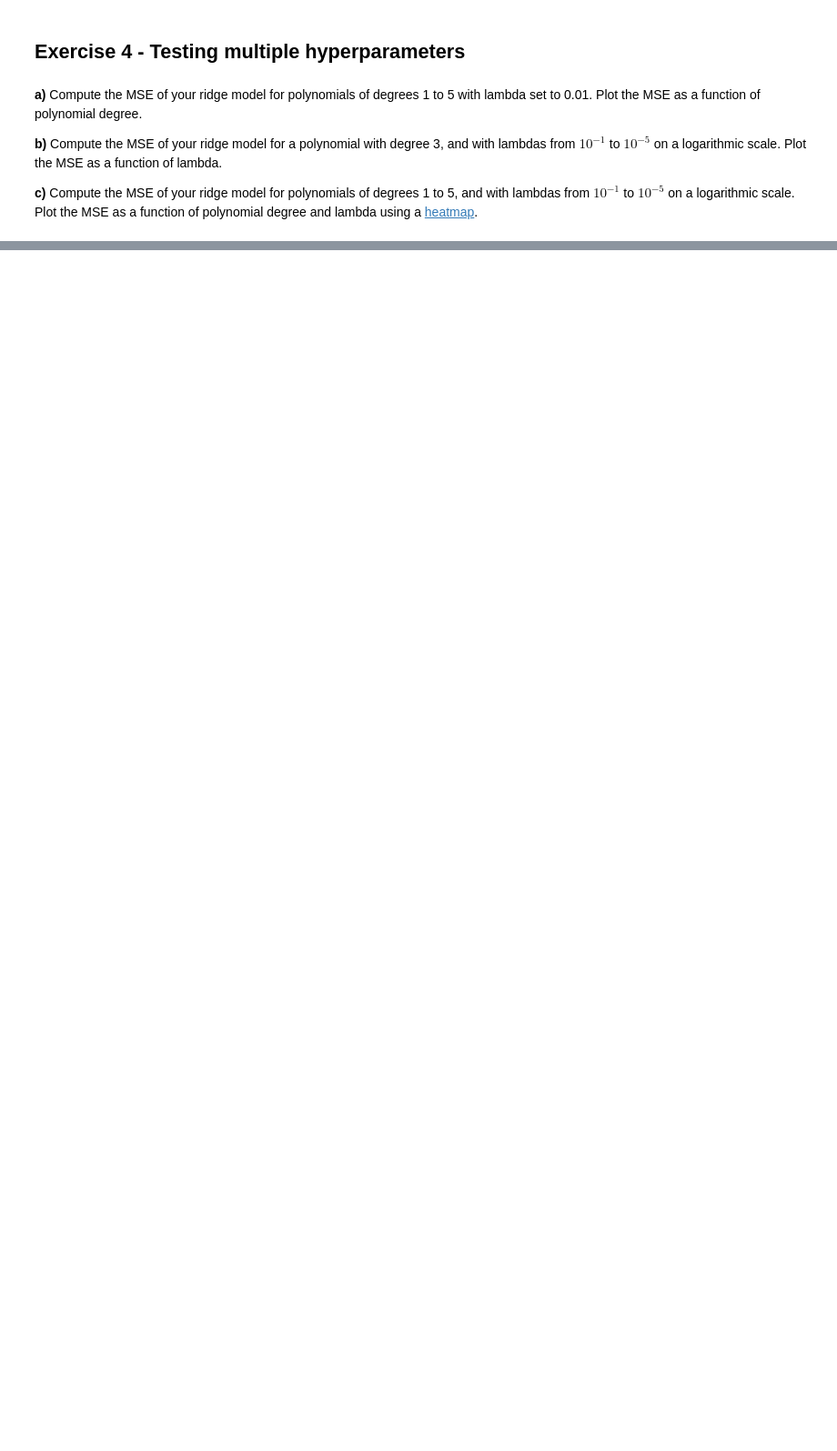
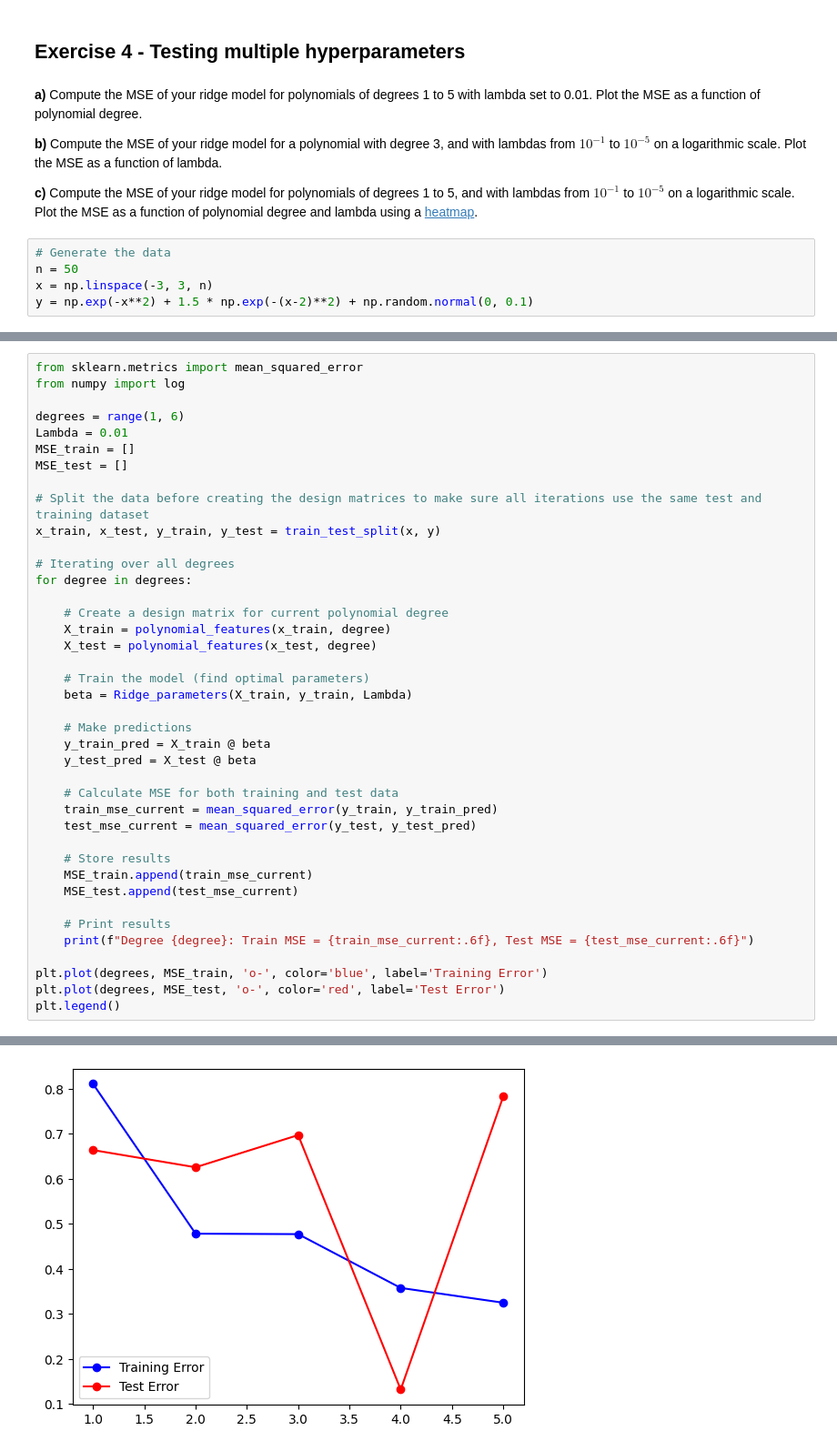
Before and after one commit to EiHol/FYSSTK3155, a Jupyter notebook: Week36/Notebook_W36.ipynb, the cells around one changed output, grey strips where cells are left out. Shown at 91% size. Saved outputs shown, nothing was run; the diff lists cells and outputs as text; blank space fills up the shorter version.

```diff
--- a/Week36/Notebook_W36.ipynb
+++ b/Week36/Notebook_W36.ipynb
@@ -157,3 +184,8 @@ plt.scatter(x_test, X_test_s @ beta + y_offset)
 **b)** Compute the MSE of your ridge model for a polynomial with degree 3, and with lambdas from $10^{-1}$ to $10^{-5}$ on a logarithmic scale. Plot the MSE as a function of lambda.
 
 **c)** Compute the MSE of your ridge model for polynomials of degrees 1 to 5, and with lambdas from $10^{-1}$ to $10^{-5}$ on a logarithmic scale. Plot the MSE as a function of polynomial degree and lambda using a [heatmap](https://matplotlib.org/stable/gallery/images_contours_and_fields/image_annotated_heatmap.html).
+# %%
+# Generate the data
+n = 50
+x = np.linspace(-3, 3, n)
+y = np.exp(-x**2) + 1.5 * np.exp(-(x-2)**2) + np.random.normal(0, 0.1)
@@ -159,0 +194,41 @@ plt.scatter(x_test, X_test_s @ beta + y_offset)
+# %%
+from sklearn.metrics import mean_squared_error
+from numpy import log
+
+degrees = range(1, 6)
+Lambda = 0.01
+MSE_train = []
+MSE_test = []
+
+# Split the data before creating the design matrices to make sure all iterations use the same test and training dataset
+x_train, x_test, y_train, y_test = train_test_split(x, y)
+
+# Iterating over all degrees
+for degree in degrees:
+
+    # Create a design matrix for current polynomial degree
+    X_train = polynomial_features(x_train, degree)
+    X_test = polynomial_features(x_test, degree)
+
+    # Train the model (find optimal parameters)
+    beta = Ridge_parameters(X_train, y_train, Lambda)
+
+    # Make predictions
+    y_train_pred = X_train @ beta
+    y_test_pred = X_test @ beta
+
+    # Calculate MSE for both training and test data
+    train_mse_current = mean_squared_error(y_train, y_train_pred)
+    test_mse_current = mean_squared_error(y_test, y_test_pred)
+
+    # Store results
+    MSE_train.append(train_mse_current)
+    MSE_test.append(test_mse_current)
+
+    # Print results
+    print(f"Degree {degree}: Train MSE = {train_mse_current:.6f}, Test MSE = {test_mse_current:.6f}")
+
+plt.plot(degrees, MSE_train, 'o-', color='blue', label='Training Error')
+plt.plot(degrees, MSE_test, 'o-', color='red', label='Test Error')
+plt.legend()
+# %% [output]
@@ -159,0 +241 @@ plt.scatter(x_test, X_test_s @ beta + y_offset)
+[figure, added]
```
Also changed, not shown: parts of 13 cells of this notebook, 2 other files.
